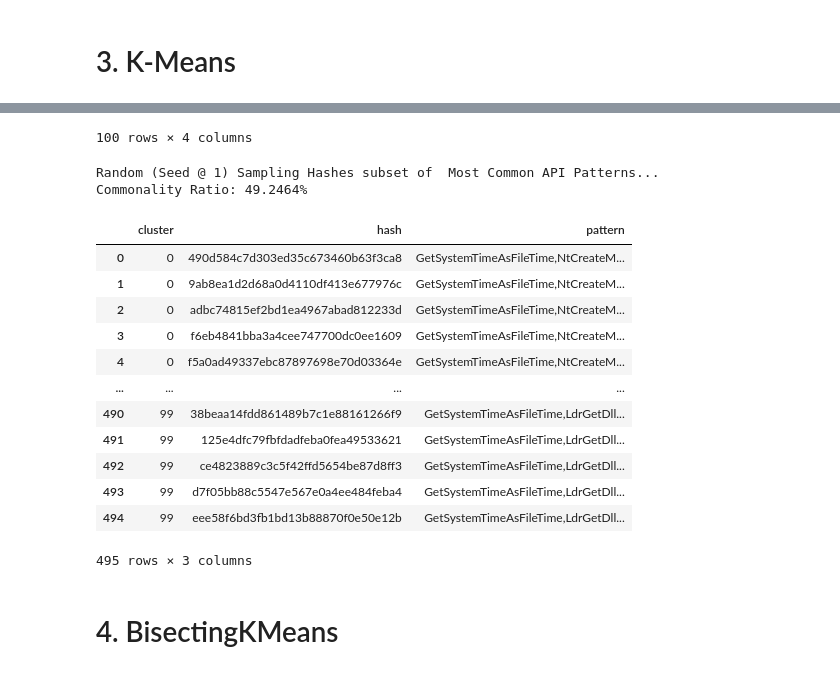
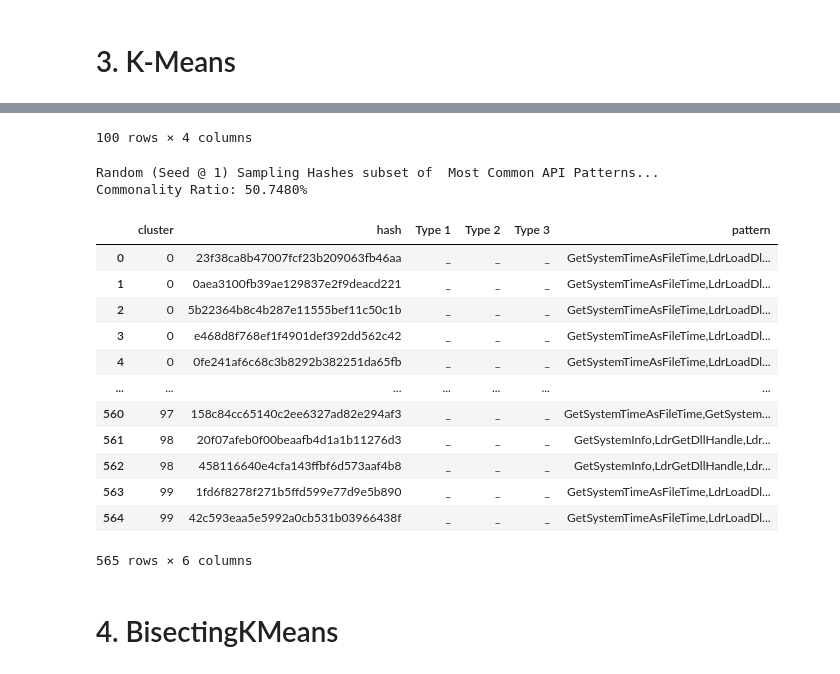
Before and after one commit to jm55/THESIS, a Jupyter notebook: Official Development/Dataset/Clustering_Malicious.ipynb, the cells around one changed output, grey strips where cells are left out. Drawn from its saved outputs; the diff is of its cells as text; code cells hidden in the pictures.

```diff
--- a/Official Development/Dataset/Clustering_Malicious.ipynb
+++ b/Official Development/Dataset/Clustering_Malicious.ipynb
@@ -65,7 +63,7 @@ def inverse_label(df):
 # %% [markdown]
 From: https://medium.com/swlh/k-means-clustering-on-high-dimensional-data-d2151e1a4240
 # %%
-def searchK(parameters, model, X):
+def search_k(parameters, model, X):
     '''Search for the best parameter(s) for the model (usually cluster size or K value)'''
     paramGrid = ParameterGrid(parameters)
     best_score = -1
@@ -76,11 +74,11 @@ def searchK(parameters, model, X):
     print("Searching Best Clustering Parameters...")
     for p in paramGrid:
         model.set_params(**p)    # set current hyper parameter
-        startTime = time.time()
+        start_time = time.time()
         model.fit(X)          # fit model on wine dataset, this will find clusters based on parameter p
         ss = metrics.silhouette_score(X, model.labels_, random_state=seed)   # calculate silhouette_score
         silhouette_scores += [ss]       # store all the scores
-        print('Parameter:', p, 'Score', f"{ss:.4f}", 'Unique_Labels', len(pd.Series(model.labels_).unique()), "Time", f"{time.time()-startTime:.4f}")
+        print('Parameter:', p, 'Score', f"{ss:.4f}", 'Unique_Labels', len(pd.Series(model.labels_).unique()), "Time", f"{time.time()-start_time:.4f}")
         # check p which has the best score
         if ss > best_score:
             best_score = ss
@@ -93,8 +91,8 @@ def searchK(parameters, model, X):
 
 def clustering(inner_df, name, clusterer, parameters):
     '''Executes the data clustering on the dataset. Produces the same input dataset with the additional column for the cluster #.'''
-    X = getX(inner_df)
-    bestCluster, bestClusterer = searchK(parameters, clusterer, X) #assumes bestCluster already fitted
+    X = get_x(inner_df)
+    bestCluster, bestClusterer = search_k(parameters, clusterer, X) #assumes bestCluster already fitted
     #bestClusterer.fit(X)
     inner_df['cluster'] = bestClusterer.labels_
     inner_df.to_csv(f"Clustering/Malicious/{name}_Encoded_Clustering.csv", index=False)
@@ -103,8 +101,9 @@ def clustering(inner_df, name, clusterer, parameters):
     print("")
     return bestCluster
 
-def commonAPICluster(inner_df, name, size):
+def common_api_cluster(inner_df, name, size):
     '''Determine the most common API call patterns for each cluster'''
+    global df
     inner_df = df
     clusters = inner_df['cluster'].unique()
     clusters.sort()
@@ -117,12 +116,11 @@ def commonAPICluster(inner_df, name, size):
         commonC = raw_commonC.value_counts().to_frame(name='counts').reset_index()
         commonAPI.append([cluster, commonC['counts'].iloc[0], round(commonC['counts'].iloc[0]/raw_commonC.shape[0],4), commonC['pattern'].iloc[0]])
     commonAPI = pd.DataFrame(commonAPI, columns=['cluster', 'count', 'match_ratio', 'pattern'])
-    commonAPI.to_csv(f"Clustering/Malicious/{name}_CommonAPICluster.csv", index=False)
+    commonAPI.to_csv(f"Clustering/Malicious/{name}_Common_API_Cluster.csv", index=False)
     print("")
     return commonAPI
 
-def getSampleHash_Common(inner_df, common_counts, name, size, samplesize):
-    '''Get n sample hashes from each cluster for analysis in VT'''
+def get_samplehash_common(inner_df, common_counts, name, size, samplesize):
     hashes = []
     global seed
     random.seed(seed)
@@ -137,27 +135,28 @@ def getSampleHash_Common(inner_df, common_counts, name, size, samplesize):
         else:
             subsamples = random.sample(sub_df['hash'].to_list(), samplesize)
         for subsample in subsamples:
-            hashes.append([common_counts.iloc[pattern,:]['cluster'], subsample, common_counts.iloc[pattern,:]['pattern']])
-    hashes = pd.DataFrame(hashes, columns=['cluster', 'hash', 'pattern'])
+            hashes.append([common_counts.iloc[pattern,:]['cluster'], subsample, '_', '_', '_', common_counts.iloc[pattern,:]['pattern']])
+    hashes = pd.DataFrame(hashes, columns=['cluster', 'hash', 'Type 1', 'Type 2', 'Type 3', 'pattern'])
     hashes.to_csv(f"Clustering/Malicious/{name}_SampleHash_Common.csv", index=True)
     print(f"Commonality Ratio: {(matching_samples/inner_df.shape[0])*100:.4f}%")
     print("")
     return hashes
 
-def injectPatterns(inner_df, inverse_labelled_df):
+def inject_patterns(inner_df, inverse_labelled_df):
     '''Injects the API call patterns of each sample as its last column'''
     patterns = []
     print("Injecting API patterns...")
     for row in range(inner_df.shape[0]):
-        patterns.append(listToStr(inverse_labelled_df.iloc[row,1:101].transpose().to_list()))
+        patterns.append(list_to_str(inverse_labelled_df.iloc[row,1:101].transpose().to_list()))
     inner_df['pattern'] = patterns
     print("")
+    inner_df.to_csv(f"Clustering/Malicious/API_Patterns.csv", index=False)
     return inner_df
 # %% [markdown]
 # 2. Load Dataset
 # %%
-df = loadDF()
-df = injectPatterns(df.copy(), inverse_label(df.copy()))
+df = load_df()
+df = inject_patterns(df.copy(), inverse_label(df.copy()))
 df
 # %% [output]
 Loading DF...
@@ -195,18 +194,17 @@ The process as the following:
 df = reserve_df.copy()
 print(df.shape, "\n")
 
-init=['random', 'k-means++']
 algorithm = ['lloyd', 'elkan']
 clusters = [20,40,60,80,100] #Let's assume that there are up to 100 clusters that can be derived from the Oliveira dataset. Going beyond that is too much
-samplesize = 5 # Max no. of samples to obtain from a cluster # Max no. of samples to obtain from a cluster
+samplesize = 10 # Max no. of samples to obtain from a cluster # Max no. of samples to obtain from a cluster
 
 #Search for best clusters size and run clustering
 bestClusterParam = clustering(df, "KMeans", KMeans(n_init='auto', verbose=0, random_state=seed),
-                              {'init':init, 'n_clusters': clusters, 'algorithm':algorithm})
+                              {'n_clusters': clusters, 'algorithm':algorithm})
 
-commonAPI = commonAPICluster(df, "KMeans", bestClusterParam)
+commonAPI = common_api_cluster(df, "KMeans", bestClusterParam)
 display(commonAPI)
 
-commonHashes = getSampleHash_Common(df, commonAPI, "KMeans", bestClusterParam, samplesize)
+commonHashes = get_samplehash_common(df, commonAPI, "KMeans", bestClusterParam, samplesize)
 display(commonHashes)
 # %% [output]
@@ -242,19 +240,19 @@ Parameter: {'algorithm': 'lloyd', 'init': 'k-means++', 'n_clusters': 80} Score 0
 100 rows × 4 columns
 Random (Seed @ 1) Sampling Hashes subset of  Most Common API Patterns...
-Commonality Ratio: 49.2464%
+Commonality Ratio: 50.7480%
-|  | cluster | hash | pattern |
-| 0 | 0 | 490d584c7d303ed35c673460b63f3ca8 | GetSystemTimeAsFileTime,NtCreateM... |
-| 1 | 0 | 9ab8ea1d2d68a0d4110df413e677976c | GetSystemTimeAsFileTime,NtCreateM... |
-| 2 | 0 | adbc74815ef2bd1ea4967abad812233d | GetSystemTimeAsFileTime,NtCreateM... |
-| 3 | 0 | f6eb4841bba3a4cee747700dc0ee1609 | GetSystemTimeAsFileTime,NtCreateM... |
-| 4 | 0 | f5a0ad49337ebc87897698e70d03364e | GetSystemTimeAsFileTime,NtCreateM... |
-| ... | ... | ... | ... |
-| 490 | 99 | 38beaa14fdd861489b7c1e88161266f9 | GetSystemTimeAsFileTime,LdrGetDll... |
-| 491 | 99 | 125e4dfc79fbfdadfeba0fea49533621 | GetSystemTimeAsFileTime,LdrGetDll... |
-| 492 | 99 | ce4823889c3c5f42ffd5654be87d8ff3 | GetSystemTimeAsFileTime,LdrGetDll... |
-| 493 | 99 | d7f05bb88c5547e567e0a4ee484feba4 | GetSystemTimeAsFileTime,LdrGetDll... |
-| 494 | 99 | eee58f6bd3fb1bd13b88870f0e50e12b | GetSystemTimeAsFileTime,LdrGetDll... |
+|  | cluster | hash | Type 1 | Type 2 | Type 3 | pattern |
+| 0 | 0 | 23f38ca8b47007fcf23b209063fb46aa | _ | _ | _ | GetSystemTimeAsFileTime,LdrLoadDl... |
+| 1 | 0 | 0aea3100fb39ae129837e2f9deacd221 | _ | _ | _ | GetSystemTimeAsFileTime,LdrLoadDl... |
+| 2 | 0 | 5b22364b8c4b287e11555bef11c50c1b | _ | _ | _ | GetSystemTimeAsFileTime,LdrLoadDl... |
+| 3 | 0 | e468d8f768ef1f4901def392dd562c42 | _ | _ | _ | GetSystemTimeAsFileTime,LdrLoadDl... |
+| 4 | 0 | 0fe241af6c68c3b8292b382251da65fb | _ | _ | _ | GetSystemTimeAsFileTime,LdrLoadDl... |
+| ... | ... | ... | ... | ... | ... | ... |
+| 560 | 97 | 158c84cc65140c2ee6327ad82e294af3 | _ | _ | _ | GetSystemTimeAsFileTime,GetSystem... |
+| 561 | 98 | 20f07afeb0f00beaafb4d1a1b11276d3 | _ | _ | _ | GetSystemInfo,LdrGetDllHandle,Ldr... |
+| 562 | 98 | 458116640e4cfa143ffbf6d573aaf4b8 | _ | _ | _ | GetSystemInfo,LdrGetDllHandle,Ldr... |
+| 563 | 99 | 1fd6f8278f271b5ffd599e77d9e5b890 | _ | _ | _ | GetSystemTimeAsFileTime,LdrLoadDl... |
+| 564 | 99 | 42c593eaa5e5992a0cb531b03966438f | _ | _ | _ | GetSystemTimeAsFileTime,LdrLoadDl... |
-495 rows × 3 columns
+565 rows × 6 columns
 # %% [markdown]
 # 4. BisectingKMeans
 # %%
```
Also changed, not shown: parts of 11 cells of this notebook, 8 other files.
